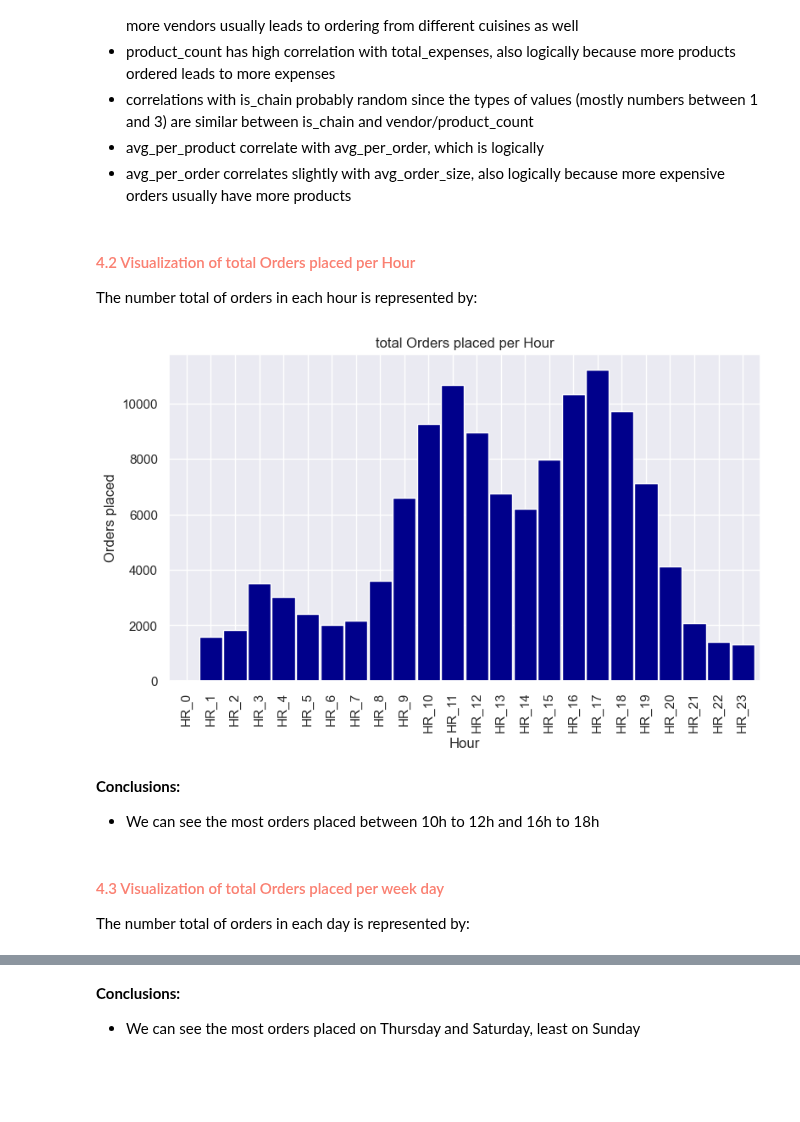
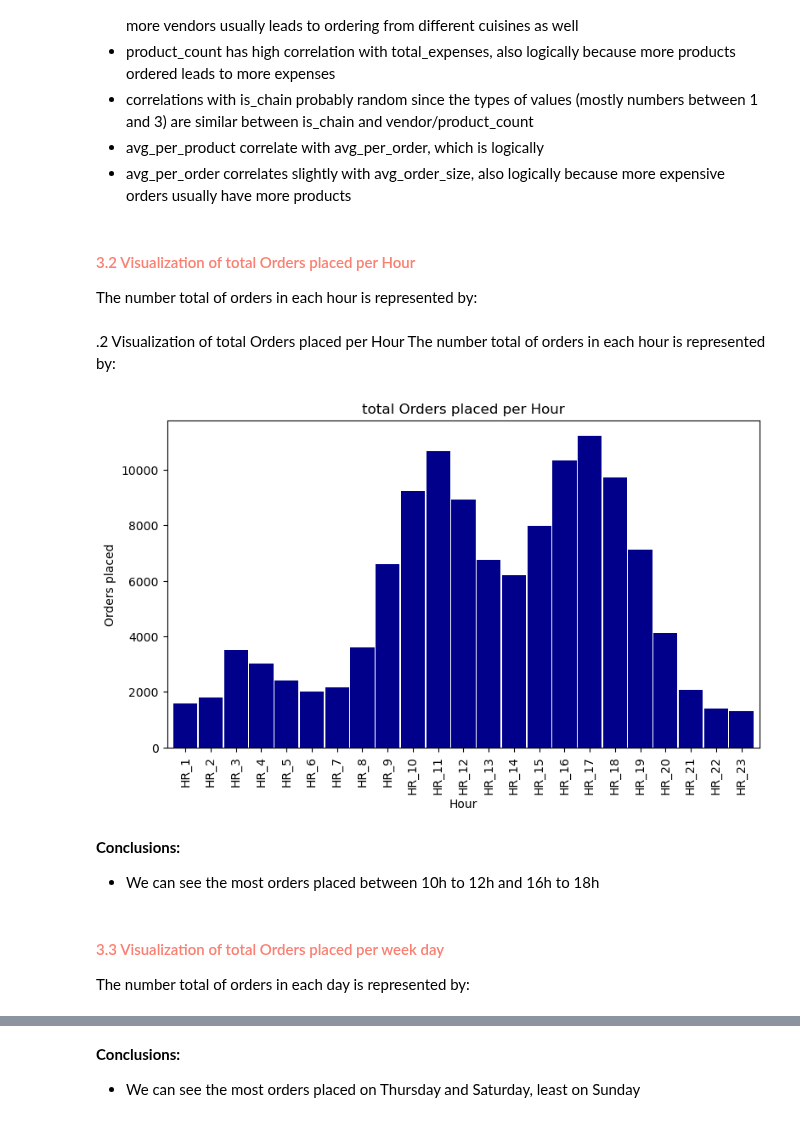
Before and after one commit to Gomsofi06/Data_Mining_NOVAIMS, a Jupyter notebook: src/Visulalizations.ipynb, the cells around one changed output, grey strips where cells are left out. Saved outputs shown, nothing was run; the diff lists cells and outputs as text; code cells hidden in the pictures; blank space fills up the shorter version.

Commit message:
ate notebook visualizações DONE

```diff
--- a/src/Visulalizations.ipynb
+++ b/src/Visulalizations.ipynb
@@ -44,3 +64,3 @@ from New_Features import *
 # %%
-df = pd.read_csv("../dataset/df_new_features.csv")
+df = pd.read_csv("../dataset/df_feature_engineering.csv")
 # %% [markdown]
@@ -79,26 +105,29 @@ dtype: float64
 + avg_per_product correlate with avg_per_order, which is logically
 + avg_per_order correlates slightly with avg_order_size, also logically because more expensive orders usually have more products
 # %% [markdown]
-#### <span style="color:salmon"> 4.2 Visualization of total Orders placed per Hour </span>
+#### <span style="color:salmon"> 3.2 Visualization of total Orders placed per Hour </span>
 The number total of orders in each hour is represented by:
+# %% [markdown]
+.2 Visualization of total Orders placed per Hour </span>
+The number total of orders in each hour is represented by:
 # %%
 # creating a list with all names of the HR_x columns
-HRs = [f'HR_{i}' for i in range(24)]
+HRs = [f'HR_{i}' for i in range(1, 24)]
 
 # plotting all the hours and its total orders placed
 df[HRs].sum().plot(kind='bar', figsize=(9, 5), width=0.95, color='darkblue')
 
 plt.xlabel('Hour')
 plt.ylabel('Orders placed')
 plt.title('total Orders placed per Hour')
 plt.show()
 # %% [output]
-[figure, old version]
+[figure, new version]
 # %% [markdown]
 **Conclusions:**
 + We can see the most orders placed between 10h to 12h and 16h to 18h
 # %% [markdown]
-#### <span style="color:salmon"> 4.3 Visualization of total Orders placed per week day </span>
+#### <span style="color:salmon"> 3.3 Visualization of total Orders placed per week day </span>
 The number total of orders in each day is represented by:
 # %%
 # plotting the data
```
Also changed, not shown: parts of 59 cells of this notebook, 11 other files.
